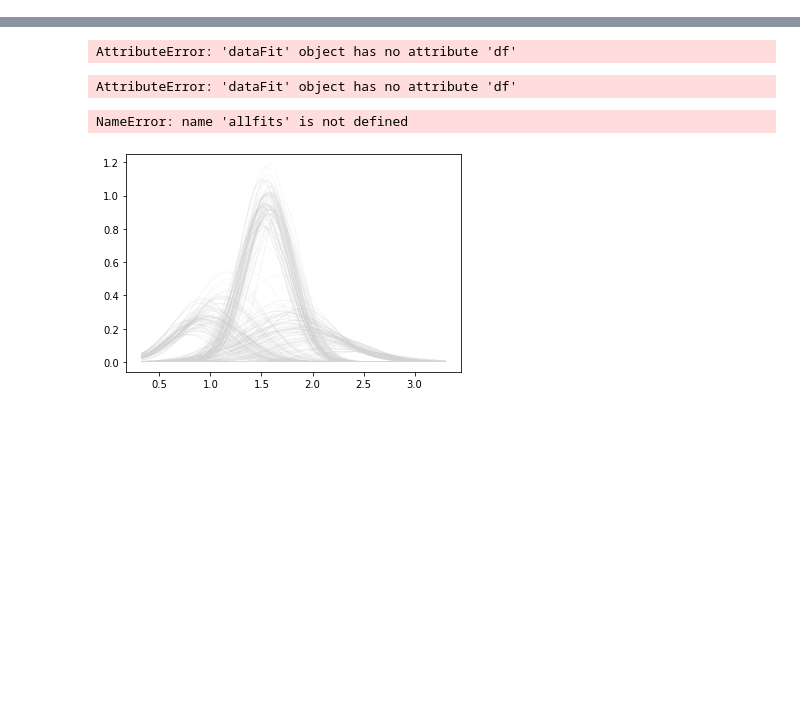
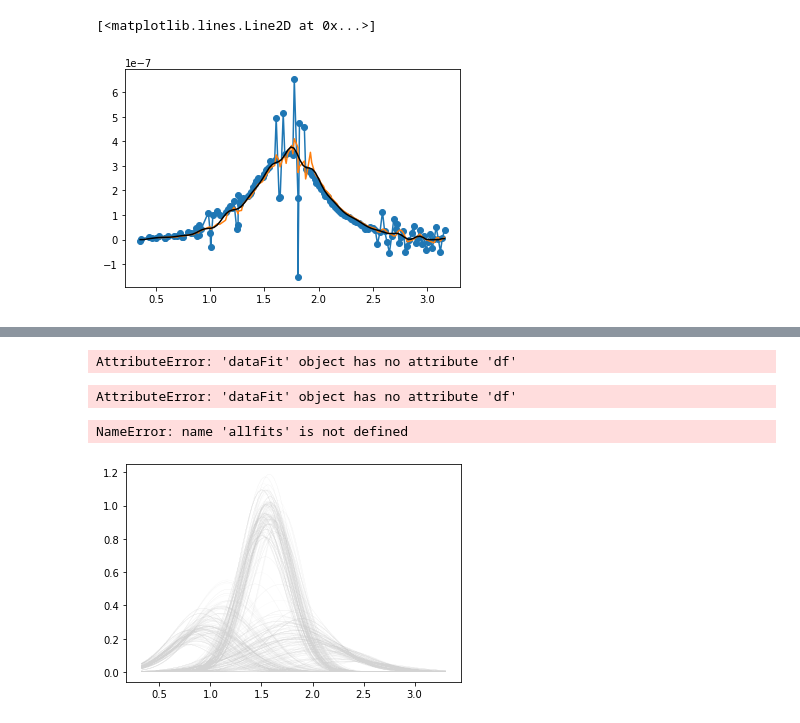
Before and after one commit to botaoxiongyong/pyIRM, a Jupyter notebook: pyIRM/pyIRM.ipynb, the cells around one changed output, grey strips where cells are left out. Cells and saved outputs as stored; diff of their text form; code cells hidden in the pictures; blank space fills up the shorter version.

```diff
--- a/pyIRM/pyIRM.ipynb
+++ b/pyIRM/pyIRM.ipynb
@@ -100,3 +166,16 @@ plt.plot(fitResult.rawDf['field_log'],y_gradient)
+# %%
+rawDf,fitDf = loadData(filePath='/Users/liujiabo/backup/jiabo/rockdata/ODP1233/IRM/B-11-2-99-101-IRM-1.5T.csv')
+plt.scatter(rawDf['field_log'],np.gradient(rawDf['remanance']))
+plt.plot(rawDf['field_log'],rawDf['rem_gradient'])
+plt.plot(rawDf['field_log'],np.gradient(rawDf['remanance'].rolling(5).mean()))
+
+#y_gradient = np.interp(fitResult.rawDf['field_log'],np.log10(fitResult.rawDf['field']),np.gradient(fitResult.rawDf['remanance'].rolling(5).mean()))
+
+#plt.plot(fitResult.rawDf['field_log'],y_gradient)
+plt.plot(fitDf['field'],fitDf['remanance'],color='k')
+# %% [output]
+[<matplotlib.lines.Line2D at 0x...>]
+[figure, added]
 # %%
 
 mean = np.mean(ycomponents[1][1],axis=0)
```
Also changed, not shown: parts of 5 cells of this notebook, 2 other files.
